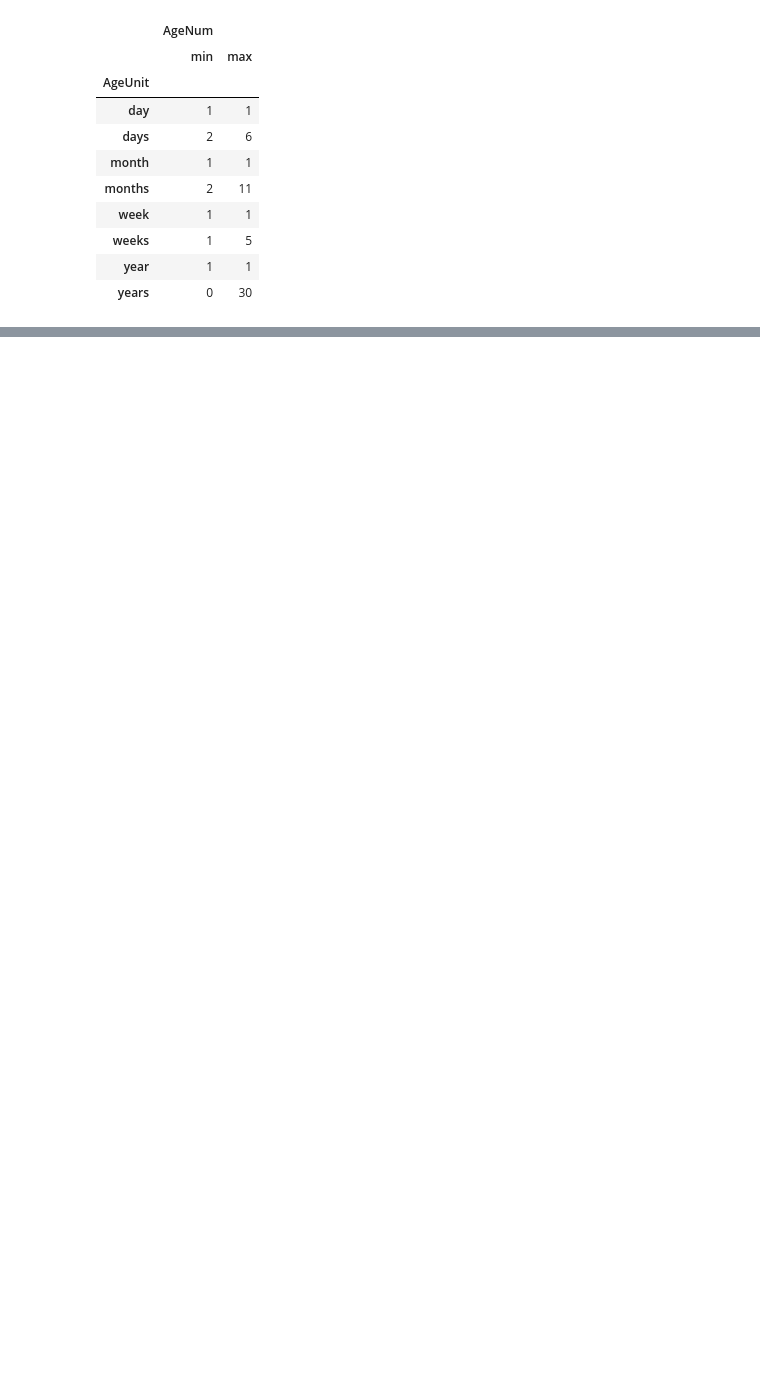
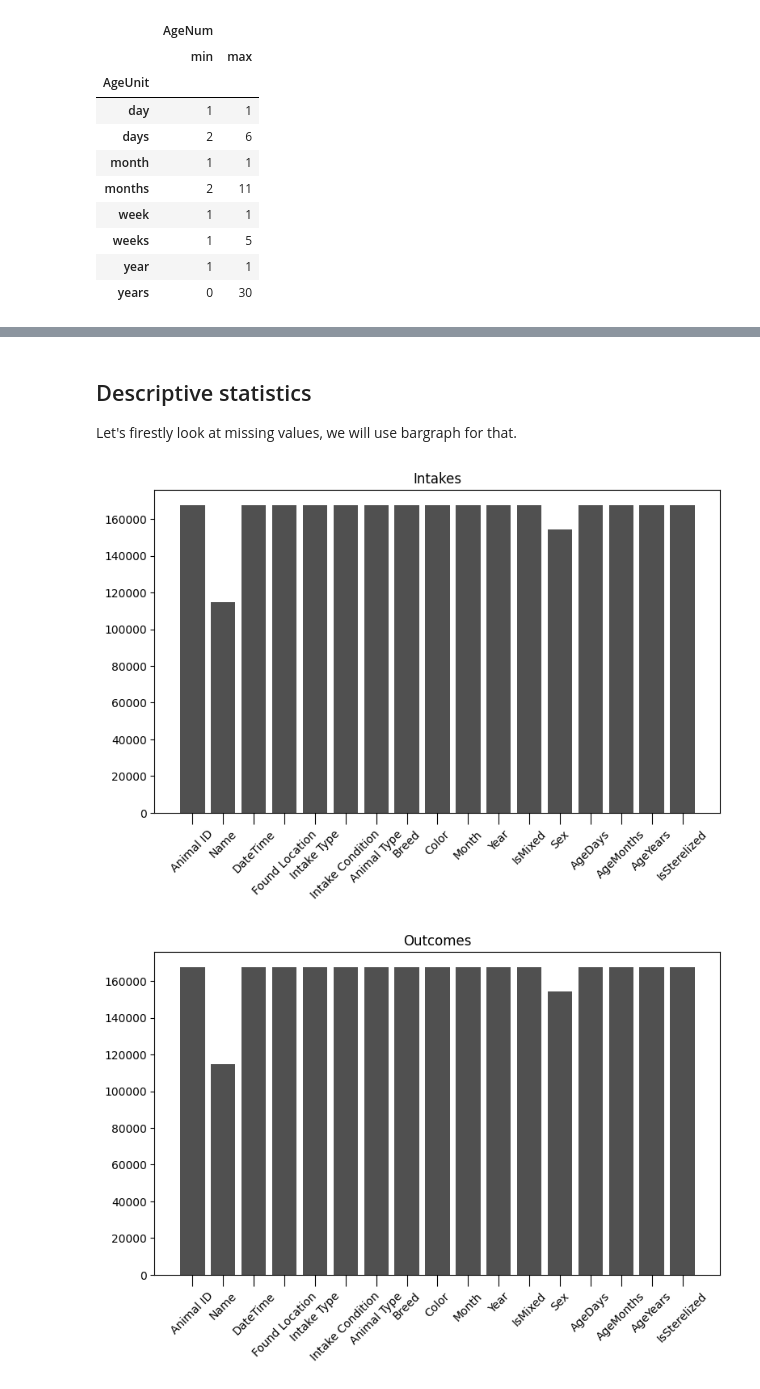
Before and after one commit to ZhigaMason/University, a Jupyter notebook: 01/assignment01.ipynb, the cells around one changed output, grey strips where cells are left out. Cells and saved outputs as stored; diff of their text form; code cells hidden in the pictures; blank space fills up the shorter version.

Commit message:
FT implement descriptive statistics for 1st point

```diff
--- a/01/assignment01.ipynb
+++ b/01/assignment01.ipynb
@@ -542,3 +550,24 @@ preprocess = pipeline(
 
 intake = preprocess(intakes_raw, dataset='Intake')
 outcome = preprocess(outcomes_raw, dataset='Outcome')
+# %% [markdown]
+## Descriptive statistics
+
+Let's firestly look at missing values, we will use bargraph for that.
+# %%
+def bar_missing(df : pd.DataFrame, title='') -> None:
+    nans = (~intake.isna()).sum()
+    fig = plt.figure(figsize=(7, 4))
+    ax = fig.add_axes([0,0,1,1])
+    ax.bar(nans.index, nans, color='#505050')
+    ax.set_xticks(range(nans.shape[0]), nans.index, rotation=45)
+    ax.tick_params(axis='x', length=10.0)
+    ax.set_title(title)
+    display(fig)
+
+bar_missing(intake, title='Intakes')
+bar_missing(outcome, title='Outcomes')
+plt.close('all')
+# %% [output]
+[figure, added]
+[figure, added]
```
Also changed, not shown: parts of 11 cells of this notebook.
